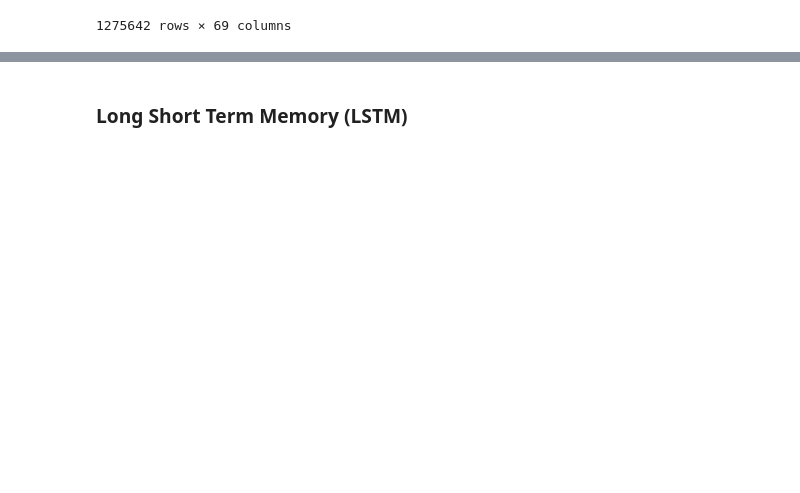
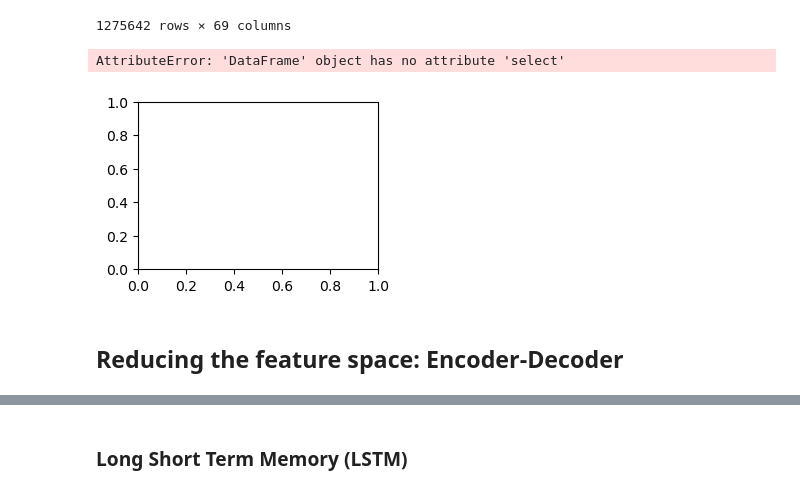
Before and after one commit to anthonymakarewicz/bitcoin-momentum-trading, a Jupyter notebook: main.ipynb, the cells around one changed output, grey strips where cells are left out. Drawn from its saved outputs; the diff is of its cells as text; code cells hidden in the pictures; blank space fills up the shorter version.

```diff
--- a/main.ipynb
+++ b/main.ipynb
@@ -1289,9 +1284,9 @@ class DataProcessor:
 # %%
 features_pd = features.to_pandas().set_index("Date")
 include_scaling = features_pd.loc[:, :"hour_sin"].columns.tolist()[:-1]
-features_trans = DataProcessor(include_scaling=include_scaling)
-data = features_trans.fit(features_pd).transform(features_pd)
-data
+dp = DataProcessor(include_scaling=include_scaling)
+features_cleaned = dp.fit(features_pd).transform(features_pd)
+features_cleaned
 # %% [output]
 |  | log_returns | mean_log_returns_7 | std_log_returns_7 | momentum_7 | rolling_max_7 | rolling_min_7 | ... |
 | Date |  |  |  |  |  |  | ... |
@@ -1307,3 +1302,10 @@ data
 | 2024-12-15 23:55:00 | -0.297154 | -1.754326 | 1.380392 | 4.184640 | 1.307453 | 4.201328 | ... |
 | 2024-12-16 00:00:00 | -0.346988 | -2.062236 | 1.496465 | 4.184640 | 1.178223 | 4.201328 | ... |
 1275642 rows × 69 columns
+# %%
+plot_polar_distributions(features_cleaned)
+# %% [output]
+AttributeError: 'DataFrame' object has no attribute 'select'
+[figure, added]
+# %% [markdown]
+## **Reducing the feature space: Encoder-Decoder**
```
Also changed, not shown: parts of 6 cells of this notebook.
